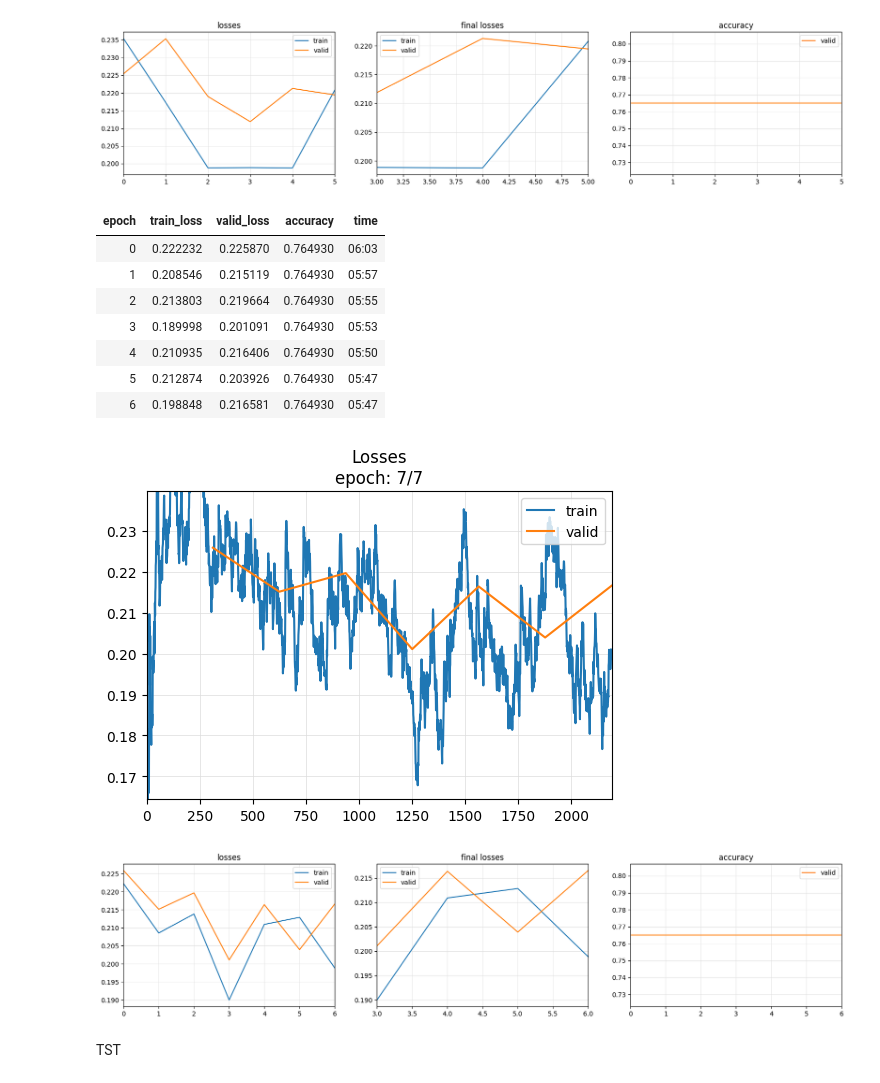
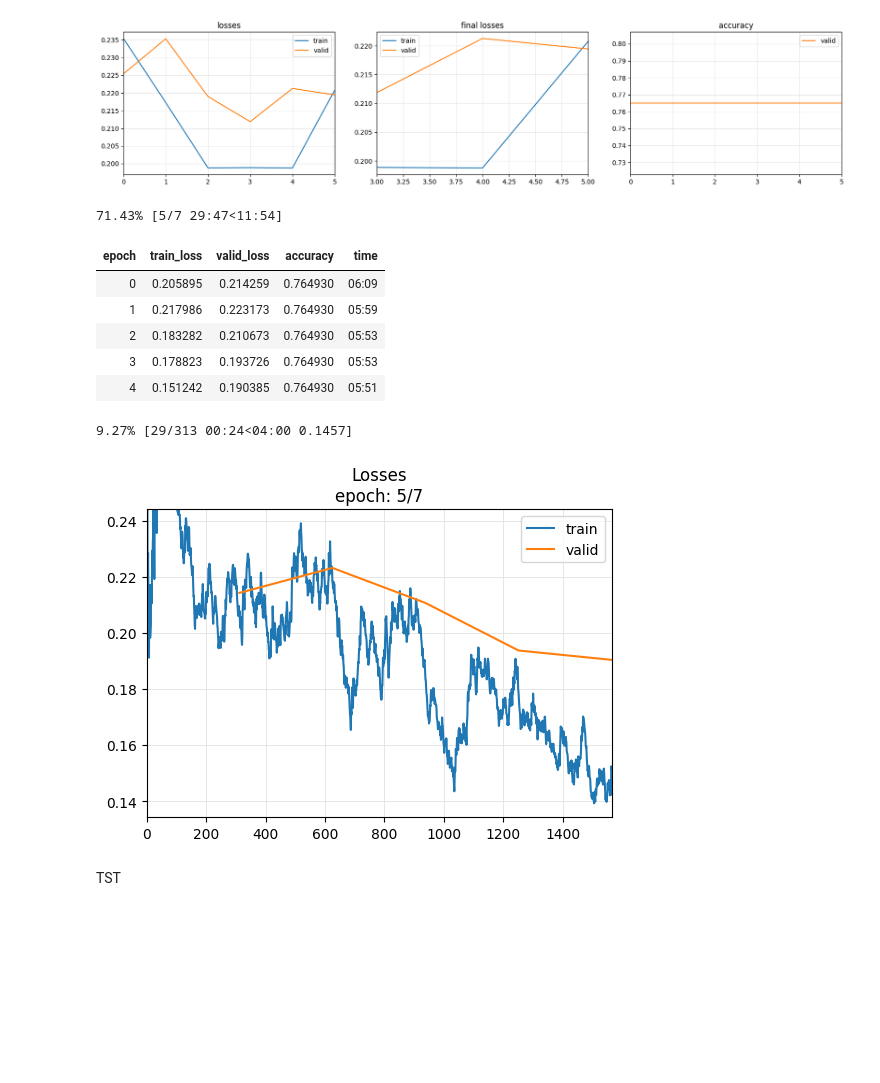
Before and after one commit to lwachowiak/HRI-Error-Detection-STAI, a Jupyter notebook: code/testing.ipynb, the cells around one changed output. Drawn from its saved outputs; the diff is of its cells as text; code cells hidden in the pictures; blank space fills up the shorter version.

Commit message:
learning curve code

```diff
--- a/code/testing.ipynb
+++ b/code/testing.ipynb
@@ -206,22 +206,21 @@ learn.fit_one_cycle(6, 1e-6) # tried: 7e-5
 # %%
 tfms = [None, TSClassification()]
 batch_tfms = [TSStandardize(by_sample=True)]
 dsets = TSDatasets(all_X, all_Y, splits=splits, inplace=True)
 dls   = TSDataLoaders.from_dsets(dsets.train, dsets.valid, batch_tfms=batch_tfms, bs=8)
 model = build_ts_model(MINIROCKET_Pytorch.MiniRocket, dls=dls)
 learn = ts_learner(dls, model, metrics=accuracy, cbs=ShowGraph())
-learn.fit_one_cycle(7, 3e-6) # tried: 7e-5, 7e-4, 8e-6, 7e-3
+learn.fit_one_cycle(7, 3e-5) # tried: 7e-5, 7e-4, 8e-6, 7e-3
 # %% [output]
+71.43% [5/7 29:47<11:54]
 | epoch | train_loss | valid_loss | accuracy | time |
-| 0 | 0.222232 | 0.225870 | 0.764930 | 06:03 |
-| 1 | 0.208546 | 0.215119 | 0.764930 | 05:57 |
-| 2 | 0.213803 | 0.219664 | 0.764930 | 05:55 |
-| 3 | 0.189998 | 0.201091 | 0.764930 | 05:53 |
-| 4 | 0.210935 | 0.216406 | 0.764930 | 05:50 |
-| 5 | 0.212874 | 0.203926 | 0.764930 | 05:47 |
-| 6 | 0.198848 | 0.216581 | 0.764930 | 05:47 |
+| 0 | 0.205895 | 0.214259 | 0.764930 | 06:09 |
+| 1 | 0.217986 | 0.223173 | 0.764930 | 05:59 |
+| 2 | 0.183282 | 0.210673 | 0.764930 | 05:53 |
+| 3 | 0.178823 | 0.193726 | 0.764930 | 05:53 |
+| 4 | 0.151242 | 0.190385 | 0.764930 | 05:51 |
+9.27% [29/313 00:24<04:00 0.1457]
-[figure, old version]
+[figure, new version]
-[figure, removed]
 # %% [markdown]
 TST
 # %%
```
Also changed, not shown: 2 other files.
